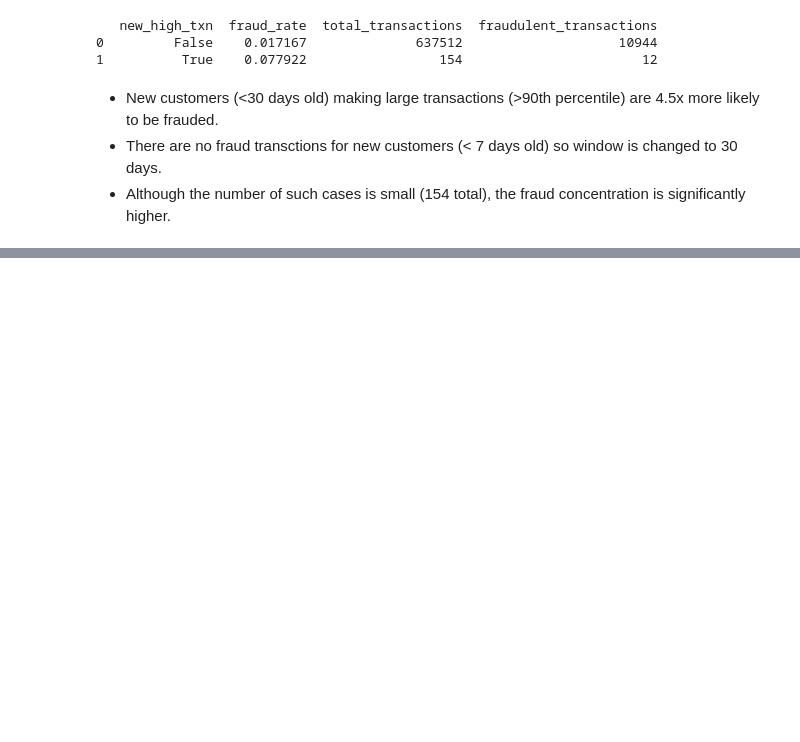
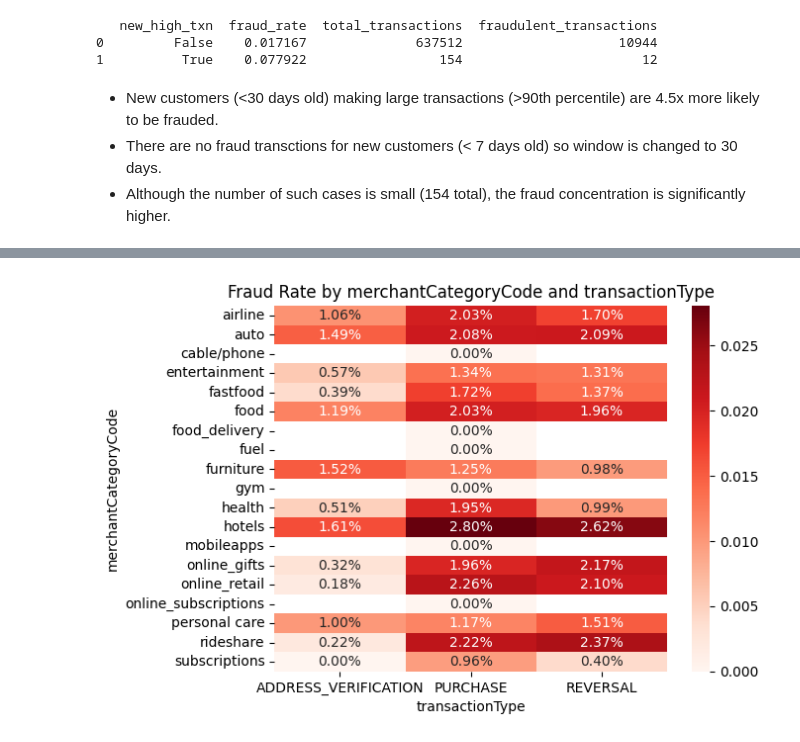
Before and after one commit to 20hnu/EDA_Transaction_dataset, a Jupyter notebook: notebooks/EDA_QuestionsSolution.ipynb, the cells around one changed output, grey strips where cells are left out. Drawn from its saved outputs; the diff is of its cells as text; code cells hidden in the pictures; blank space fills up the shorter version.

```diff
--- a/notebooks/EDA_QuestionsSolution.ipynb
+++ b/notebooks/EDA_QuestionsSolution.ipynb
@@ -1664,0 +1985,7 @@ print(new_high_txn_fraud_rate)
+# %%
+pivot_table = grouped.pivot(index="merchantCategoryCode", columns="transactionType", values="fraud_rate")
+sns.heatmap(pivot_table, annot=True, fmt=".2%", cmap="Reds")
+plt.title("Fraud Rate by merchantCategoryCode and transactionType")
+plt.show()
+# %% [output]
+[figure, added]
```
Also changed, not shown: parts of 74 cells of this notebook, 1 other file.
